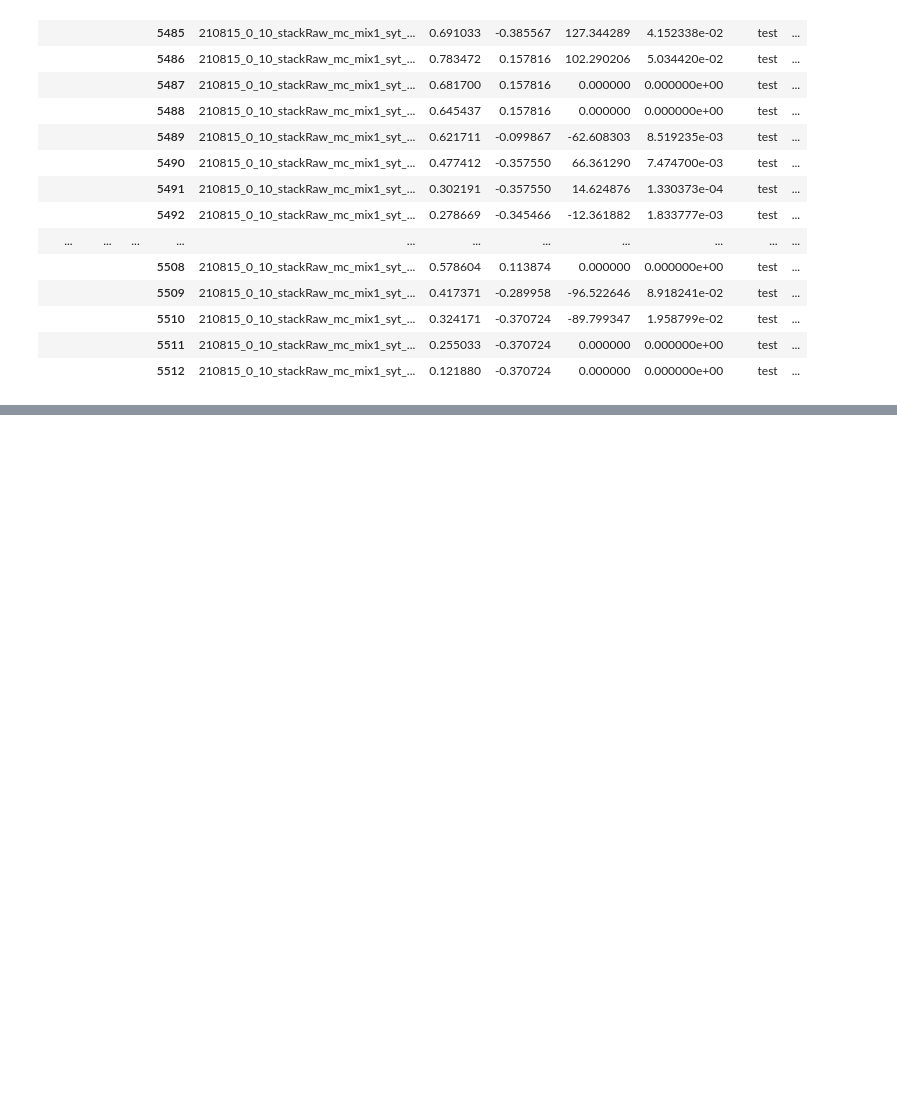
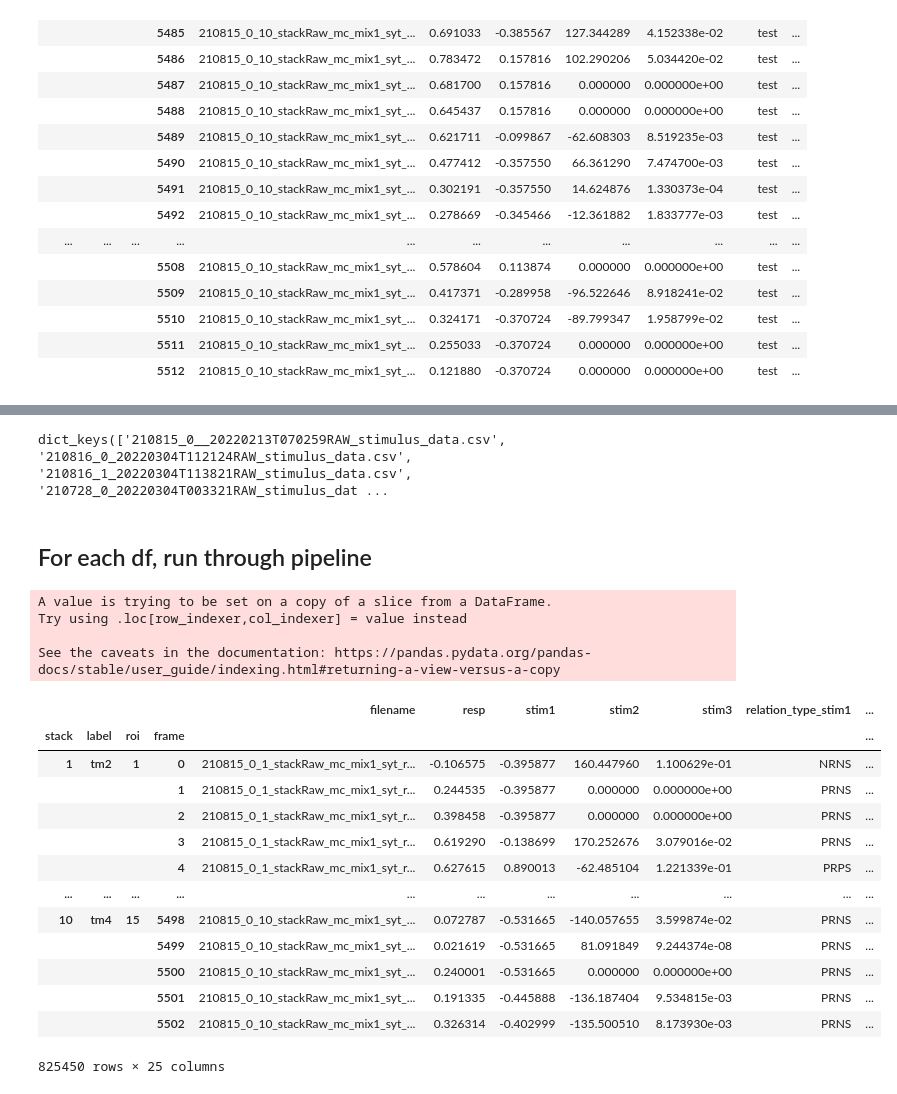
Before and after one commit to laurenneal/capstone-visual-neuroscience, a Jupyter notebook: Feature_Engineering_from_Raw_Data.ipynb, the cells around one changed output, grey strips where cells are left out. Drawn from its saved outputs; the diff is of its cells as text; code cells hidden in the pictures; blank space fills up the shorter version.

Commit message:
Cleaned up pipeline now ready for multiple csvs

```diff
--- a/Feature_Engineering_from_Raw_Data.ipynb
+++ b/Feature_Engineering_from_Raw_Data.ipynb
@@ -352,13 +315,13 @@ df.head()
 # %%
-#one-hot encode the overall relationship, then multiply the new columns by the product of the relation values
+# #one-hot encode the overall relationship, then multiply the new columns by the product of the relation values
 
-df = pd.get_dummies(df, columns=['full_relation_type'], prefix = 'relation_stim1')
+# df = pd.get_dummies(df, columns=['full_relation_type'], prefix = 'relation_stim1')
 
-#get a list of the columns created
-dummy_cols = [col for col in df.columns if 'relation_stim1' in col]
+# #get a list of the columns created
+# dummy_cols = [col for col in df.columns if 'relation_stim1' in col]
 
-#multiply the dummy columns by the relation value to distribute the value to the appropriate column
-for col in dummy_cols:
-  df[col] = df[col] * (df['relation_stim1']*df['relation_stim1_+10'])
+# #multiply the dummy columns by the relation value to distribute the value to the appropriate column
+# for col in dummy_cols:
+#   df[col] = df[col] * (df['relation_stim1']*df['relation_stim1_+10'])
 
-df.head(10)
+# df.head(10)
@@ -380,0 +353,7 @@ df.head(10)
+# %%
+# get all raw DF's
+from os import listdir
+root = 'drive/MyDrive/DS6011_Capstone_VisualNeuroscience/Seeded_CNMF/Extracted_Features/'
+raw_fnames = listdir(root)
+raw_fnames = [x for x in raw_fnames if 'RAW_stimulus' in x]
+raw_fnames
@@ -380,0 +366,7 @@ df.head(10)
+# %%
+# Dictionary of df's. One for each video. You can call each df my name
+raw_dfs = {}
+for p in raw_fnames:
+  df = pd.read_csv(root + p, index_col=['stack','label','roi','frame']).drop(columns='Unnamed: 0')
+  raw_dfs[p] = df
+raw_dfs[raw_fnames[-1]]
@@ -380,0 +388,38 @@ df.head(10)
+# %%
+raw_dfs.keys()
+# %% [output]
+dict_keys(['210815_0__20220213T070259RAW_stimulus_data.csv', '210816_0_20220304T112124RAW_stimulus_data.csv', '210816_1_20220304T113821RAW_stimulus_data.csv', '210728_0_20220304T003321RAW_stimulus_dat ...
+# %% [markdown]
+## For each df, run through pipeline
+# %%
+stim = 'stim1'
+response = 'resp'
+time_window = 10
+for p in raw_fnames:
+  df = raw_dfs[p]
+  df = stimResponse(df, stim, response, zero_point = 0)
+  df = get_future_stim_and_relationship(df, stim, time_window)
+  df = current_future_relationship(df, stim, time_window)
+  raw_dfs[p] = df
+# %% [output]
+A value is trying to be set on a copy of a slice from a DataFrame.
+Try using .loc[row_indexer,col_indexer] = value instead
+
+See the caveats in the documentation: https://pandas.pydata.org/pandas-docs/stable/user_guide/indexing.html#returning-a-view-versus-a-copy
+# %%
+raw_dfs[raw_fnames[0]]
+# %% [output]
+|  |  |  |  | filename | resp | stim1 | stim2 | stim3 | relation_type_stim1 | ... |
+| stack | label | roi | frame |  |  |  |  |  |  | ... |
+| 1 | tm2 | 1 | 0 | 210815_0_1_stackRaw_mc_mix1_syt_r... | -0.106575 | -0.395877 | 160.447960 | 1.100629e-01 | NRNS | ... |
+|  |  |  | 1 | 210815_0_1_stackRaw_mc_mix1_syt_r... | 0.244535 | -0.395877 | 0.000000 | 0.000000e+00 | PRNS | ... |
+|  |  |  | 2 | 210815_0_1_stackRaw_mc_mix1_syt_r... | 0.398458 | -0.395877 | 0.000000 | 0.000000e+00 | PRNS | ... |
+|  |  |  | 3 | 210815_0_1_stackRaw_mc_mix1_syt_r... | 0.619290 | -0.138699 | 170.252676 | 3.079016e-02 | PRNS | ... |
+|  |  |  | 4 | 210815_0_1_stackRaw_mc_mix1_syt_r... | 0.627615 | 0.890013 | -62.485104 | 1.221339e-01 | PRPS | ... |
+| ... | ... | ... | ... | ... | ... | ... | ... | ... | ... | ... |
+| 10 | tm4 | 15 | 5498 | 210815_0_10_stackRaw_mc_mix1_syt_... | 0.072787 | -0.531665 | -140.057655 | 3.599874e-02 | PRNS | ... |
+|  |  |  | 5499 | 210815_0_10_stackRaw_mc_mix1_syt_... | 0.021619 | -0.531665 | 81.091849 | 9.244374e-08 | PRNS | ... |
+|  |  |  | 5500 | 210815_0_10_stackRaw_mc_mix1_syt_... | 0.240001 | -0.531665 | 0.000000 | 0.000000e+00 | PRNS | ... |
+|  |  |  | 5501 | 210815_0_10_stackRaw_mc_mix1_syt_... | 0.191335 | -0.445888 | -136.187404 | 9.534815e-03 | PRNS | ... |
+|  |  |  | 5502 | 210815_0_10_stackRaw_mc_mix1_syt_... | 0.326314 | -0.402999 | -135.500510 | 8.173930e-03 | PRNS | ... |
+825450 rows × 25 columns
```
Also changed, not shown: parts of 33 cells of this notebook.
